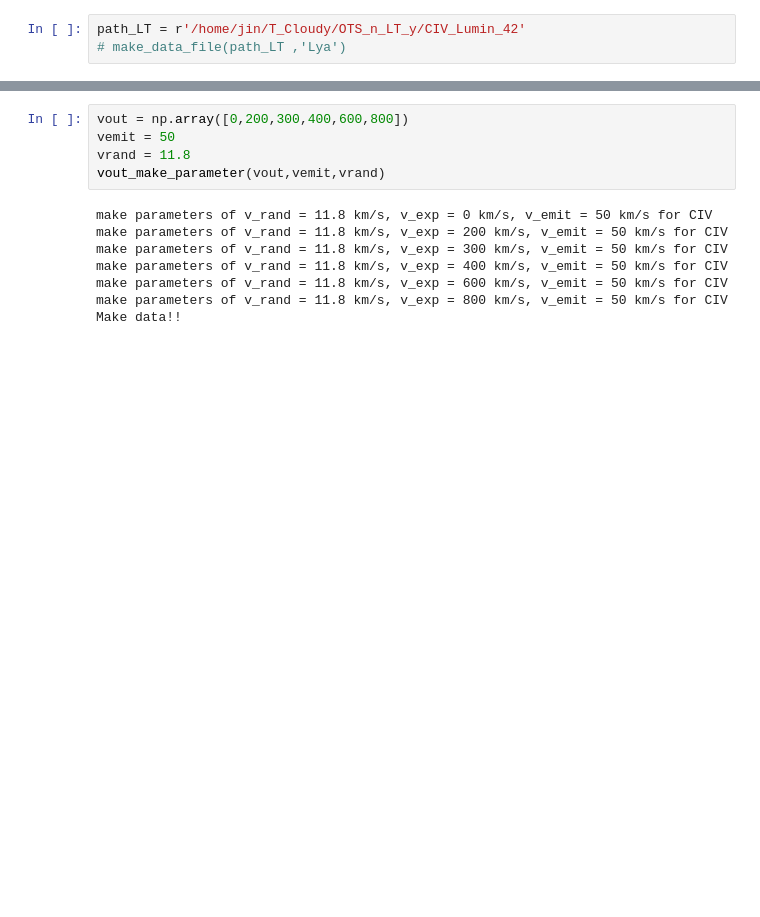
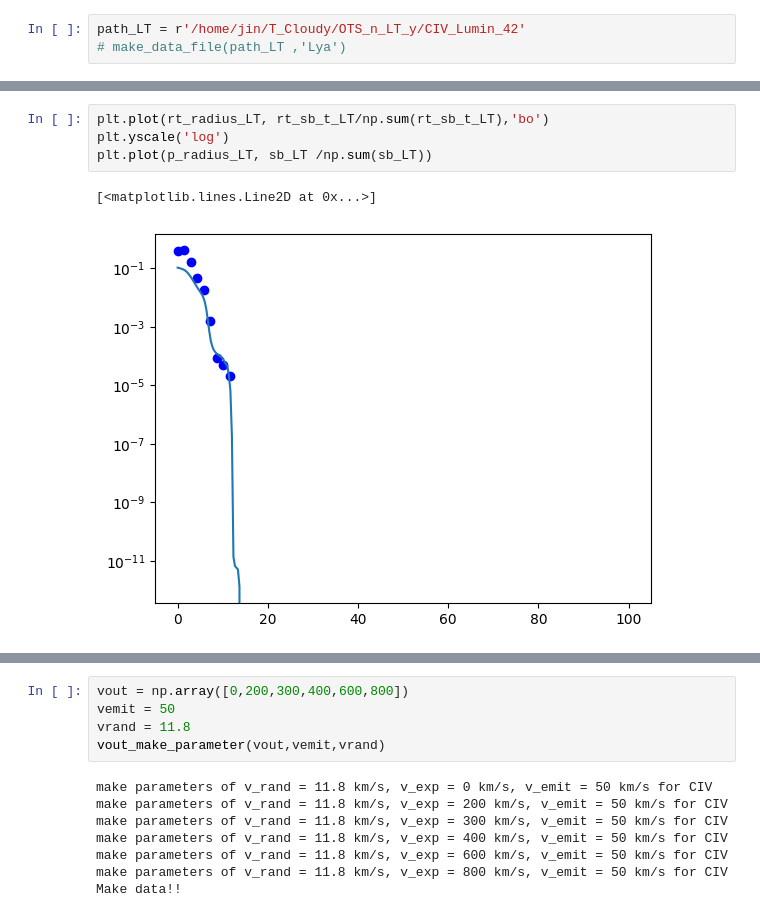
Before and after one commit to jin981016/Data_CIV_code_python, a Jupyter notebook: sb_cloudy/SB_plot.ipynb, the cells around one changed output, grey strips where cells are left out. Saved outputs shown, nothing was run; the diff lists cells and outputs as text; blank space fills up the shorter version.

```diff
--- a/sb_cloudy/SB_plot.ipynb
+++ b/sb_cloudy/SB_plot.ipynb
@@ -277,6 +283,13 @@ for ii ,cloudy_index in enumerate (cloudy_model) :
 # rt_sb_t_LT = rt_sb_t_LT / np.sum(rt_sb_t_LT)
 # %% [output]
 make parameters of LT
+# %%
+plt.plot(rt_radius_LT, rt_sb_t_LT/np.sum(rt_sb_t_LT),'bo')
+plt.yscale('log')
+plt.plot(p_radius_LT, sb_LT /np.sum(sb_LT))
+# %% [output]
+[<matplotlib.lines.Line2D at 0x...>]
+[figure, added]
 # %%
 def vout_make_parameter(v_out, v_emit ,v_rand):
     for ii in v_out:
```
Also changed, not shown: parts of 16 cells of this notebook.
